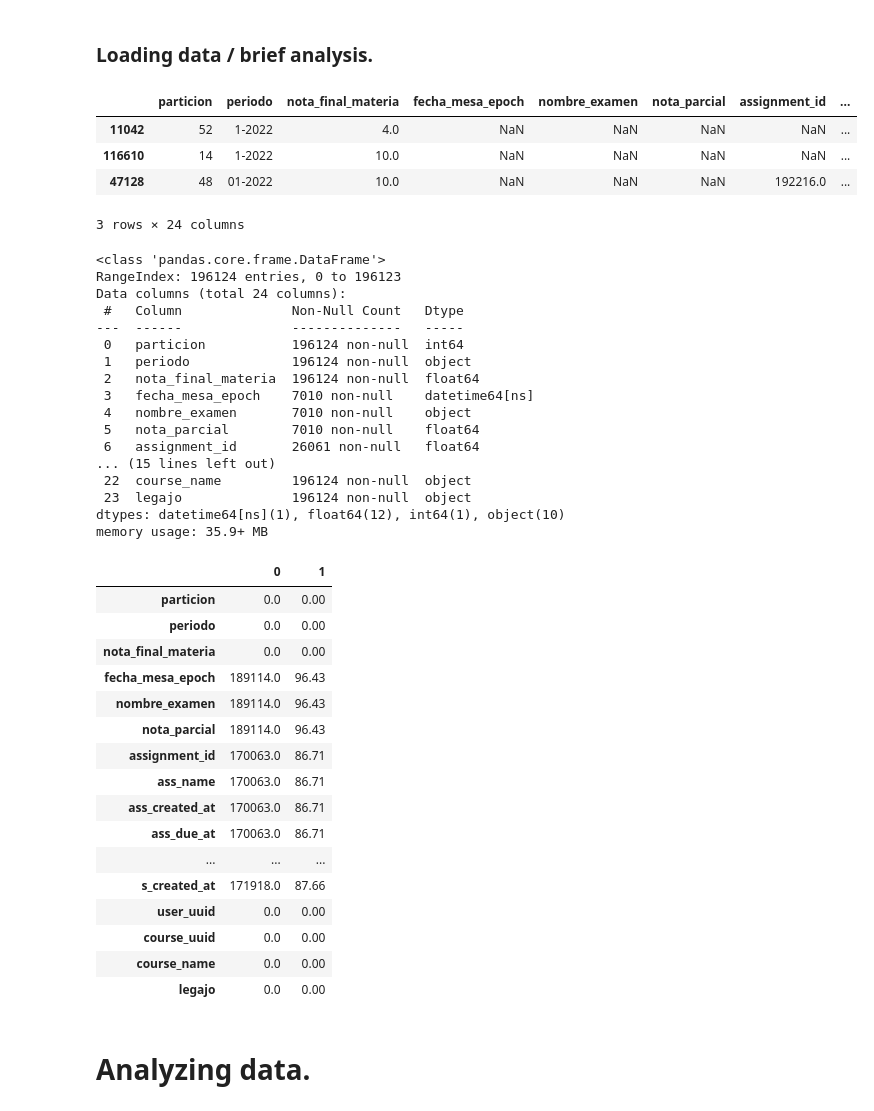
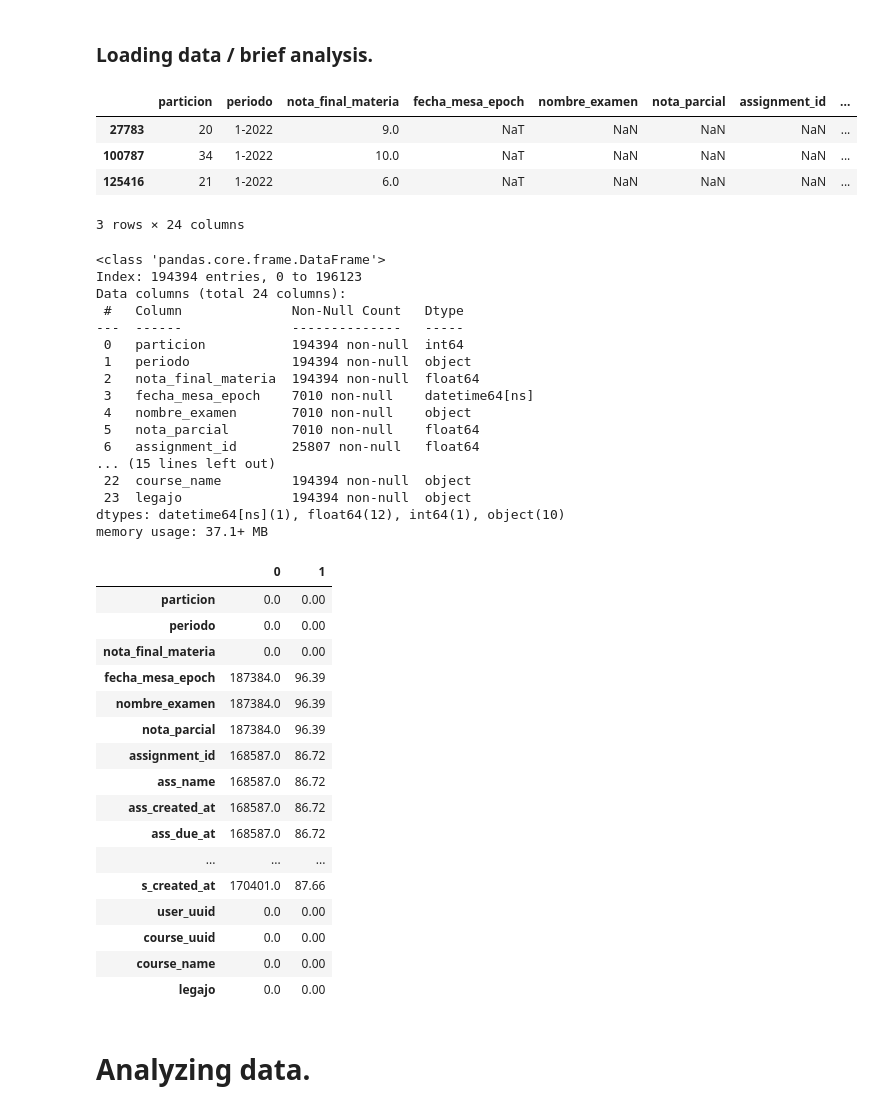
Before and after one commit to bautidea/kaggle_competitions, a Jupyter notebook: course_approve_detection/notebok.ipynb, the cells around one changed output. Saved outputs shown, nothing was run; the diff lists cells and outputs as text; code cells hidden in the pictures.

```diff
--- a/course_approve_detection/notebok.ipynb
+++ b/course_approve_detection/notebok.ipynb
@@ -15,34 +15,41 @@ from plotly.subplots import make_subplots
 ### Loading data / brief analysis.
 # %%
 student_df = pd.read_csv('./data/challenge_MLE.csv', sep=';')
+
+# Transforming epoch to datetime
+student_df['fecha_mesa_epoch'] = pd.to_datetime(student_df['fecha_mesa_epoch'], unit='s')
+
+# Droping duplicates.
+student_df.drop_duplicates(inplace=True)
+
 student_df.sample(3)
 # %% [output]
 |  | particion | periodo | nota_final_materia | fecha_mesa_epoch | nombre_examen | nota_parcial | assignment_id | ... |
-| 11042 | 52 | 1-2022 | 4.0 | NaN | NaN | NaN | NaN | ... |
-| 116610 | 14 | 1-2022 | 10.0 | NaN | NaN | NaN | NaN | ... |
-| 47128 | 48 | 01-2022 | 10.0 | NaN | NaN | NaN | 192216.0 | ... |
+| 27783 | 20 | 1-2022 | 9.0 | NaT | NaN | NaN | NaN | ... |
+| 100787 | 34 | 1-2022 | 10.0 | NaT | NaN | NaN | NaN | ... |
+| 125416 | 21 | 1-2022 | 6.0 | NaT | NaN | NaN | NaN | ... |
 3 rows × 24 columns
 # %%
 # Getting to know df.
 student_df.info()
 # %% [output]
 <class 'pandas.core.frame.DataFrame'>
-RangeIndex: 196124 entries, 0 to 196123
+Index: 194394 entries, 0 to 196123
 Data columns (total 24 columns):
  #   Column              Non-Null Count   Dtype
 ---  ------              --------------   -----
- 0   particion           196124 non-null  int64
- 1   periodo             196124 non-null  object
- 2   nota_final_materia  196124 non-null  float64
+ 0   particion           194394 non-null  int64
+ 1   periodo             194394 non-null  object
+ 2   nota_final_materia  194394 non-null  float64
  3   fecha_mesa_epoch    7010 non-null    datetime64[ns]
  4   nombre_examen       7010 non-null    object
  5   nota_parcial        7010 non-null    float64
- 6   assignment_id       26061 non-null   float64
+ 6   assignment_id       25807 non-null   float64
 ... (15 lines left out)
- 22  course_name         196124 non-null  object
- 23  legajo              196124 non-null  object
+ 22  course_name         194394 non-null  object
+ 23  legajo              194394 non-null  object
 dtypes: datetime64[ns](1), float64(12), int64(1), object(10)
-memory usage: 35.9+ MB
+memory usage: 37.1+ MB
 # %%
 # Checking nulls.
 pd.DataFrame([student_df.isnull().sum(), (student_df.isnull().sum() / student_df.shape[0] * 100).round(2)]).T
@@ -51,15 +58,15 @@ pd.DataFrame([student_df.isnull().sum(), (student_df.isnull().sum() / student_df
 | particion | 0.0 | 0.00 |
 | periodo | 0.0 | 0.00 |
 | nota_final_materia | 0.0 | 0.00 |
-| fecha_mesa_epoch | 189114.0 | 96.43 |
-| nombre_examen | 189114.0 | 96.43 |
-| nota_parcial | 189114.0 | 96.43 |
-| assignment_id | 170063.0 | 86.71 |
-| ass_name | 170063.0 | 86.71 |
-| ass_created_at | 170063.0 | 86.71 |
-| ass_due_at | 170063.0 | 86.71 |
+| fecha_mesa_epoch | 187384.0 | 96.39 |
+| nombre_examen | 187384.0 | 96.39 |
+| nota_parcial | 187384.0 | 96.39 |
+| assignment_id | 168587.0 | 86.72 |
+| ass_name | 168587.0 | 86.72 |
+| ass_created_at | 168587.0 | 86.72 |
+| ass_due_at | 168587.0 | 86.72 |
 | ... | ... | ... |
-| s_created_at | 171918.0 | 87.66 |
+| s_created_at | 170401.0 | 87.66 |
 | user_uuid | 0.0 | 0.00 |
 | course_uuid | 0.0 | 0.00 |
 | course_name | 0.0 | 0.00 |
```
Also changed, not shown: parts of 19 cells of this notebook.
